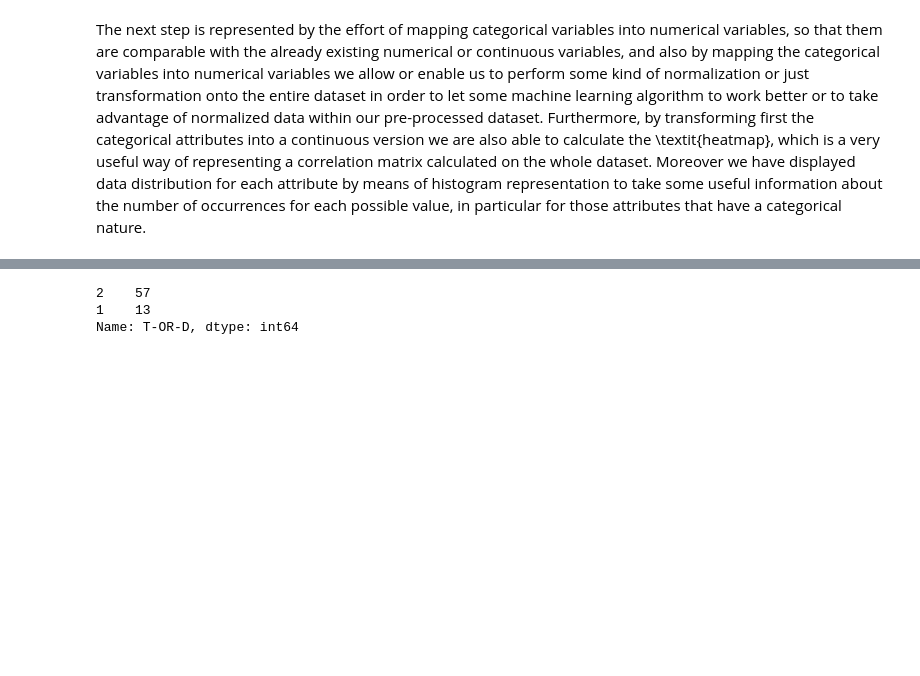
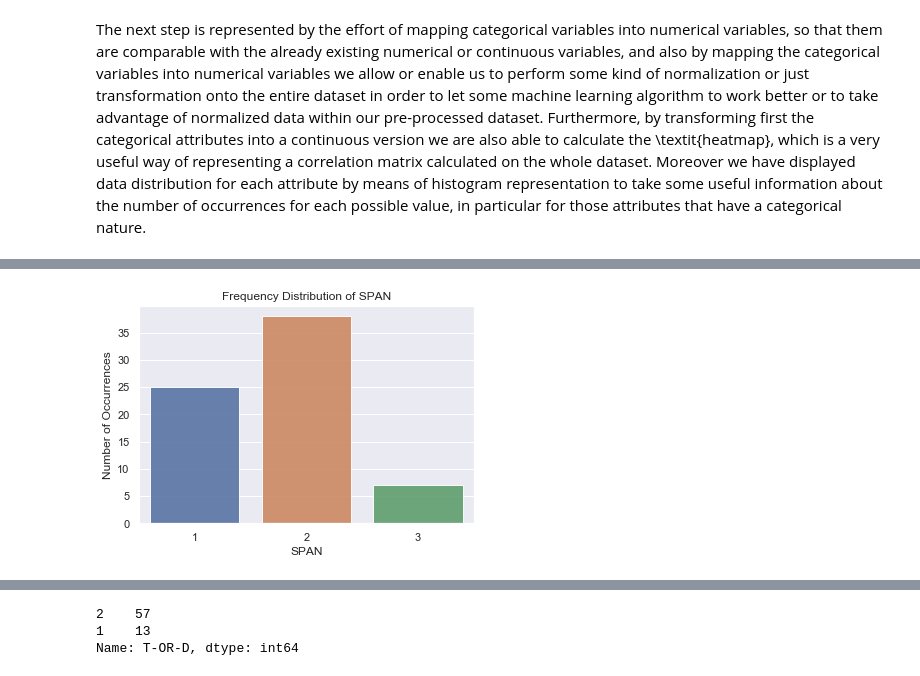
Before and after one commit to franec94/Pittsburgh-Bridge-Dataset, a Jupyter notebook: pittsburgh-bridges-data-set-analysis/Data Space Report (Official).ipynb, the cells around one changed output, grey strips where cells are left out. Saved outputs shown, nothing was run; the diff lists cells and outputs as text; code cells hidden in the pictures; blank space fills up the shorter version.

```diff
--- a/pittsburgh-bridges-data-set-analysis/Data Space Report (Official).ipynb
+++ b/pittsburgh-bridges-data-set-analysis/Data Space Report (Official).ipynb
@@ -362,0 +373,5 @@ show_frequency_distribution_predictors(dataset, columns_2_avoid)
+# %%
+# show_frequency_distribution_predictors(dataset, columns_2_avoid)
+show_frequency_distribution_predictor(dataset, predictor_name='SPAN', columns_2_avoid=columns_2_avoid)
+# %% [output]
+[figure, added]
```
Also changed, not shown: parts of 27 cells of this notebook, 2 other files.
